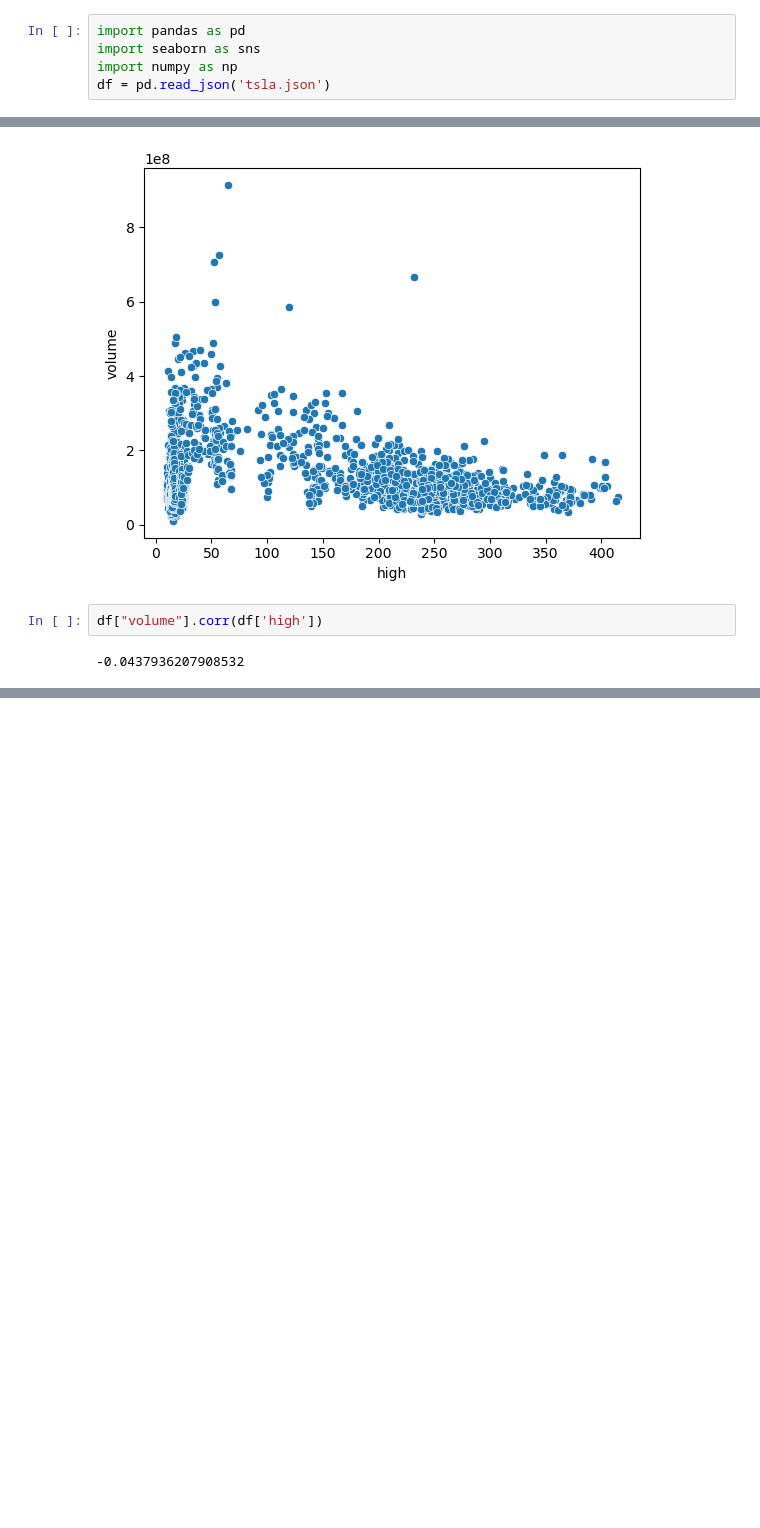
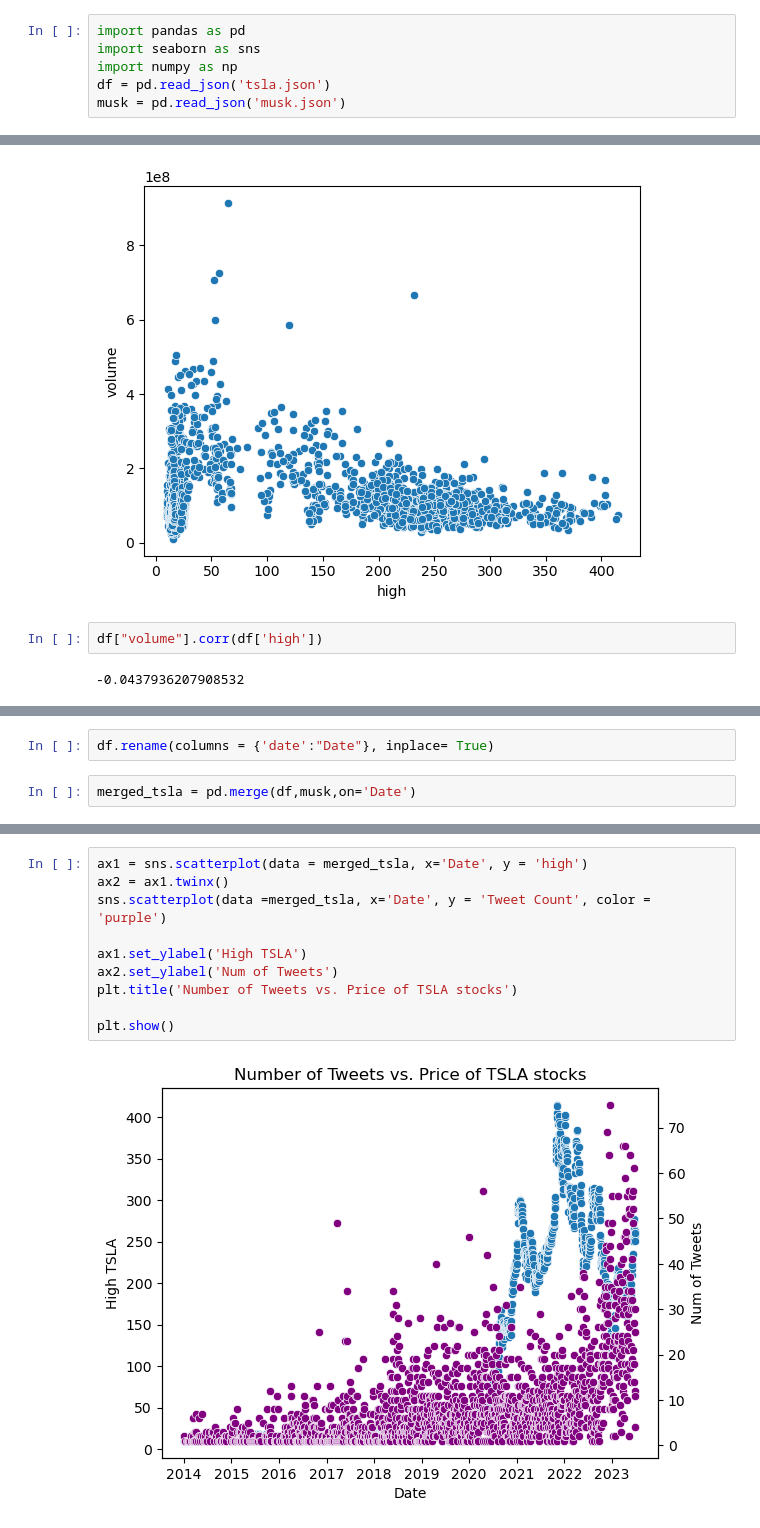
Before and after one commit to CrunchySweet/AI, a Jupyter notebook: Semester1/Stocks/Tesla.ipynb, the cells around one changed output, grey strips where cells are left out. Drawn from its saved outputs; the diff is of its cells as text; blank space fills up the shorter version.

```diff
--- a/Semester1/Stocks/Tesla.ipynb
+++ b/Semester1/Stocks/Tesla.ipynb
@@ -3,3 +3,4 @@ import pandas as pd
 import seaborn as sns
 import numpy as np
 df = pd.read_json('tsla.json')
+musk = pd.read_json('musk.json')
@@ -42,0 +58,4 @@ df["volume"].corr(df['high'])
+# %%
+df.rename(columns = {'date':"Date"}, inplace= True)
+# %%
+merged_tsla = pd.merge(df,musk,on='Date')
@@ -42,0 +72,12 @@ df["volume"].corr(df['high'])
+# %%
+ax1 = sns.scatterplot(data = merged_tsla, x='Date', y = 'high')
+ax2 = ax1.twinx()
+sns.scatterplot(data =merged_tsla, x='Date', y = 'Tweet Count', color = 'purple')
+
+ax1.set_ylabel('High TSLA')
+ax2.set_ylabel('Num of Tweets')
+plt.title('Number of Tweets vs. Price of TSLA stocks')
+
+plt.show()
+# %% [output]
+[figure, added]
```
Also changed, not shown: parts of 5 cells of this notebook, 1 other file.
